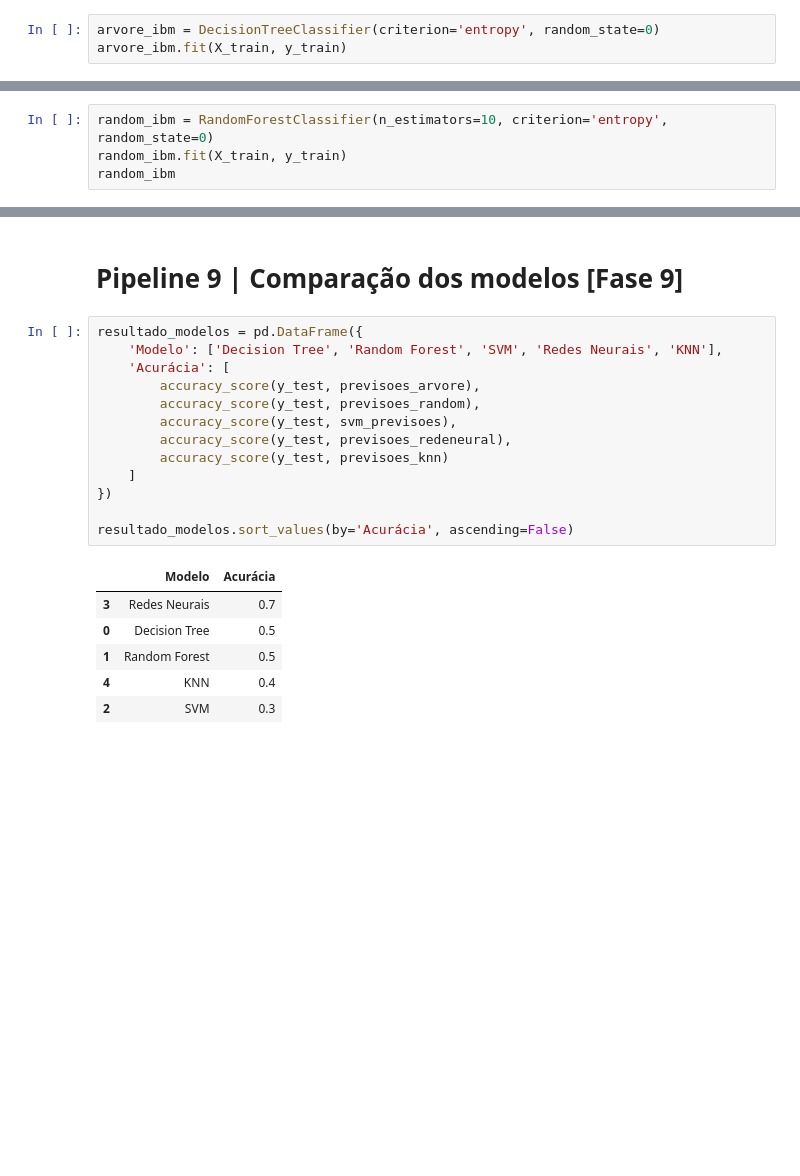
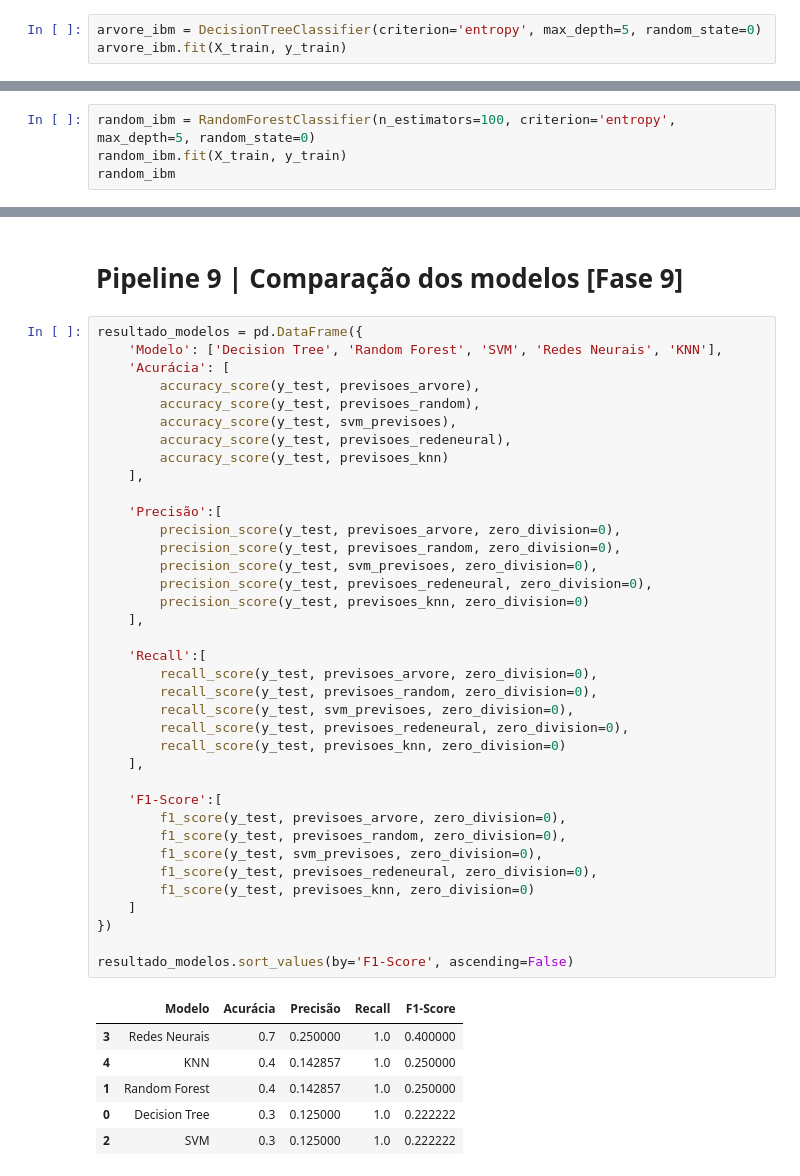
Before and after one commit to miriam-silva/testesp2icoma, a Jupyter notebook: prova_02_miriam_silva.ipynb, the cells around one changed output, grey strips where cells are left out. Saved outputs shown, nothing was run; the diff lists cells and outputs as text; blank space fills up the shorter version.

```diff
--- a/prova_02_miriam_silva.ipynb
+++ b/prova_02_miriam_silva.ipynb
@@ -162,6 +162,6 @@ X_test = scaler.transform(X_test)
 # %% [markdown]
 # Pipeline 4 | Decision Tree [Fase 4]
 # %%
-arvore_ibm = DecisionTreeClassifier(criterion='entropy', random_state=0)
+arvore_ibm = DecisionTreeClassifier(criterion='entropy', max_depth=5, random_state=0)
 arvore_ibm.fit(X_train, y_train)
 # %% [output]
@@ -195,7 +195,7 @@ weighted avg       0.75      0.50      0.60        10
 # %% [markdown]
 # Pipeline 5 | Modelagem por Random Forest [Fase 5]
 # %%
-random_ibm = RandomForestClassifier(n_estimators=10, criterion='entropy', random_state=0)
+random_ibm = RandomForestClassifier(n_estimators=100, criterion='entropy', max_depth=5, random_state=0)
 random_ibm.fit(X_train, y_train)
 random_ibm
 # %% [output]
@@ -371,23 +371,47 @@ print(classification_report(y_test, previsoes_knn))
 weighted avg       0.91      0.40      0.47        10
 # %% [markdown]
 # Pipeline 9 | Comparação dos modelos [Fase 9]
-# %%
-resultado_modelos = pd.DataFrame({
-    'Modelo': ['Decision Tree', 'Random Forest', 'SVM', 'Redes Neurais', 'KNN'],
-    'Acurácia': [
-        accuracy_score(y_test, previsoes_arvore),
-        accuracy_score(y_test, previsoes_random),
-        accuracy_score(y_test, svm_previsoes),
-        accuracy_score(y_test, previsoes_redeneural),
-        accuracy_score(y_test, previsoes_knn)
-    ]
-})
-
-resultado_modelos.sort_values(by='Acurácia', ascending=False)
-# %% [output]
-|  | Modelo | Acurácia |
-| 3 | Redes Neurais | 0.7 |
-| 0 | Decision Tree | 0.5 |
-| 1 | Random Forest | 0.5 |
-| 4 | KNN | 0.4 |
-| 2 | SVM | 0.3 |
+# %%
+resultado_modelos = pd.DataFrame({
+    'Modelo': ['Decision Tree', 'Random Forest', 'SVM', 'Redes Neurais', 'KNN'],
+    'Acurácia': [
+        accuracy_score(y_test, previsoes_arvore),
+        accuracy_score(y_test, previsoes_random),
+        accuracy_score(y_test, svm_previsoes),
+        accuracy_score(y_test, previsoes_redeneural),
+        accuracy_score(y_test, previsoes_knn)
+    ],
+
+    'Precisão':[
+        precision_score(y_test, previsoes_arvore, zero_division=0),
+        precision_score(y_test, previsoes_random, zero_division=0),
+        precision_score(y_test, svm_previsoes, zero_division=0),
+        precision_score(y_test, previsoes_redeneural, zero_division=0),
+        precision_score(y_test, previsoes_knn, zero_division=0)
+    ],
+
+    'Recall':[
+        recall_score(y_test, previsoes_arvore, zero_division=0),
+        recall_score(y_test, previsoes_random, zero_division=0),
+        recall_score(y_test, svm_previsoes, zero_division=0),
+        recall_score(y_test, previsoes_redeneural, zero_division=0),
+        recall_score(y_test, previsoes_knn, zero_division=0)
+    ],
+
+    'F1-Score':[
+        f1_score(y_test, previsoes_arvore, zero_division=0),
+        f1_score(y_test, previsoes_random, zero_division=0),
+        f1_score(y_test, svm_previsoes, zero_division=0),
+        f1_score(y_test, previsoes_redeneural, zero_division=0),
+        f1_score(y_test, previsoes_knn, zero_division=0)
+    ]
+})
+
+resultado_modelos.sort_values(by='F1-Score', ascending=False)
+# %% [output]
+|  | Modelo | Acurácia | Precisão | Recall | F1-Score |
+| 3 | Redes Neurais | 0.7 | 0.250000 | 1.0 | 0.400000 |
+| 4 | KNN | 0.4 | 0.142857 | 1.0 | 0.250000 |
+| 1 | Random Forest | 0.4 | 0.142857 | 1.0 | 0.250000 |
+| 0 | Decision Tree | 0.3 | 0.125000 | 1.0 | 0.222222 |
+| 2 | SVM | 0.3 | 0.125000 | 1.0 | 0.222222 |
```
Also changed, not shown: parts of 13 cells of this notebook.
